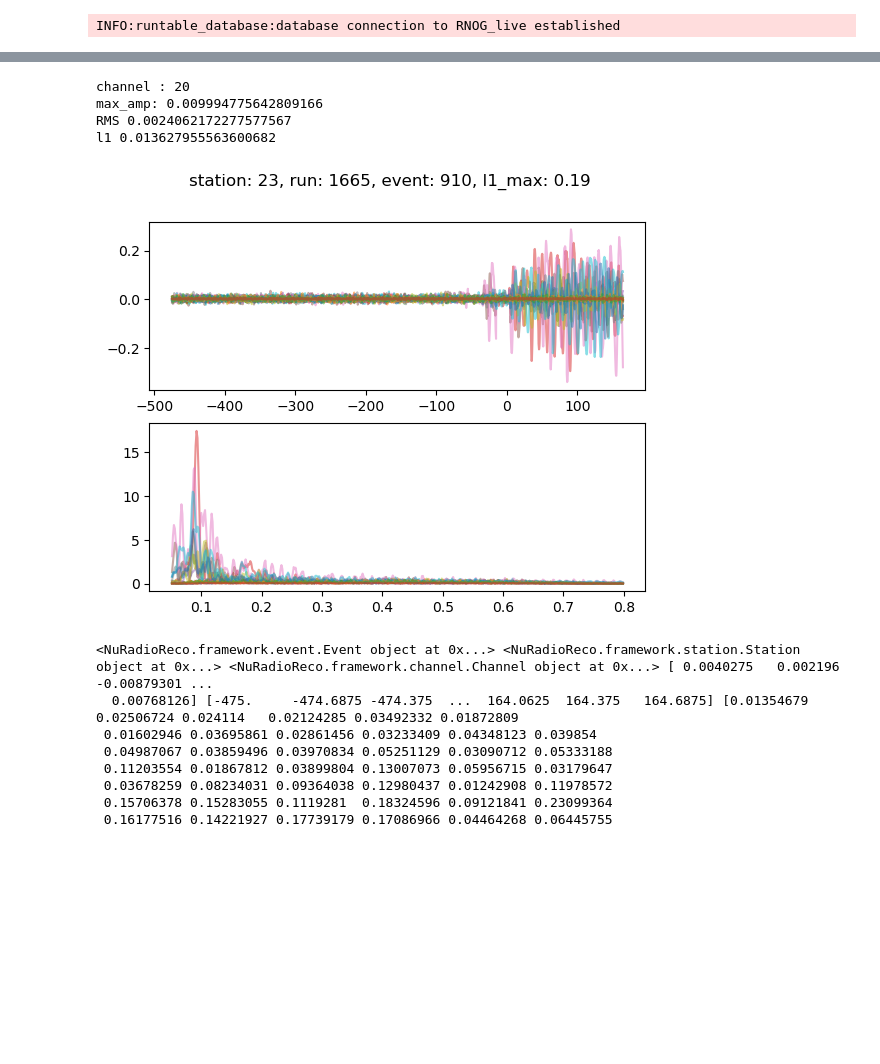
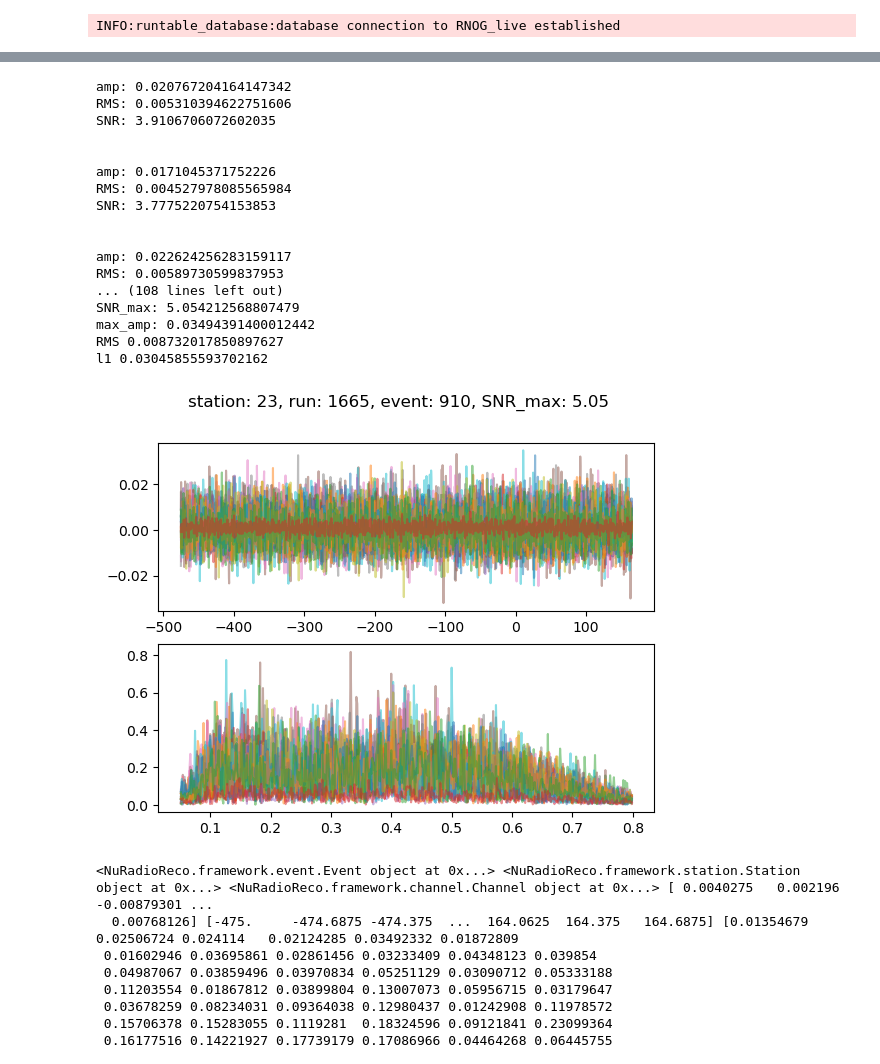
Before and after one commit to OliverSchlemper/Flights, a Jupyter notebook: combine_mattak.ipynb, the cells around one changed output, grey strips where cells are left out. Drawn from its saved outputs; the diff is of its cells as text; code cells hidden in the pictures; blank space fills up the shorter version.

```diff
--- a/combine_mattak.ipynb
+++ b/combine_mattak.ipynb
@@ -33,7 +33,9 @@ reader = readRNOGData()
 # %% [output]
 INFO:runtable_database:database connection to RNOG_live established
 # %%
-reader.begin(['/home/oliver/software/Flights/combined/station21_run2730_combined.root'], overwrite_sampling_rate=3200*units.MHz)
+station_nr = 11
+run_nr = 2218
+reader.begin([f'/home/oliver/software/Flights/combined/station{station_nr}_run{run_nr}_combined.root'], overwrite_sampling_rate=3200*units.MHz)
 # %% [output]
 INFO:NuRadioReco.readRNOGData:Set 0 selector(s)
 INFO:NuRadioReco.readRNOGData:Parse through / read-in 1 directory(ies) / file(s).
@@ -43,0 +48,7 @@ Found combined file
+# %%
+RMS_averages = pd.DataFrame()
+for i in range(1):#range(len(reader.get_events_information())):
+    event = reader.get_event_by_index(i)
+    station = event.get_station()
+
+event.get_hybrid_information()
@@ -44,5 +120,5 @@ Found combined file
 # %%
-event = reader.get_event(run_nr=2730, event_id=910)
+event = reader.get_event(run_nr=2730, event_id=926)
 alpha = 0.5
 station = event.get_station(21)
 fig, (ax0, ax1) = plt.subplots(2)
@@ -56,40 +132,60 @@ for i in range(24):#20,21
     freq = channel.get_frequencies()
     mask = (0.05 < freq) & (freq < 0.8) & (freq != 0.2)
     freq = freq[mask]
     spectrum = np.abs(channel.get_frequency_spectrum())[mask]
 
     #calculate
     l1 = Flight.simple_l1(spectrum)
     amp = np.max(np.abs(trace))
     #print(trace[2000:])
     #avg = np.average(trace)
     RMS = np.sqrt(np.mean(trace**2))
     SNR = amp / RMS
     ax0.plot(times[:], trace[:], '-', alpha = alpha)
     ax1.plot(freq, spectrum, alpha = alpha)
 
     if SNR > SNR_max:
         channel_max = i
 
+    print()
+    print(f'amp: {amp}')
+    print(f'RMS: {RMS}')
+    print(f'SNR: {SNR}')
+
+    print()
+
     l1_max = max(l1, l1_max)
     amp_max = max(amp, amp_max)
     SNR_max = max(SNR, SNR_max)
     RMS_max = max(RMS, RMS_max)
-fig.suptitle(f'station: 23, run: 1665, event: 910, l1_max: {l1_max:.2f}')
+fig.suptitle(f'station: 23, run: 1665, event: 910, SNR_max: {SNR_max:.2f}')
 
 print(f'channel : {channel_max}')
-
+print(f'SNR_max: {SNR_max}')
 print(f'max_amp: {amp_max}')
 print(f'RMS {RMS_max}')
 print(f'l1 {l1_max}')
 #fig.savefig(f'./saved_test/fig_23_1665_{event_id}.pdf')
 #plt.close()
 # %% [output]
-channel : 20
-max_amp: 0.009994775642809166
-RMS 0.0024062172277577567
-l1 0.013627955563600682
+amp: 0.020767204164147342
+RMS: 0.005310394622751606
+SNR: 3.9106706072602035
+
+
+amp: 0.0171045371752226
+RMS: 0.004527978085565984
+SNR: 3.7775220754153853
+
+
+amp: 0.022624256283159117
+RMS: 0.00589730599837953
+... (108 lines left out)
+SNR_max: 5.054212568807479
+max_amp: 0.03494391400012442
+RMS 0.008732017850897627
+l1 0.03045855593702162
-[figure, old version]
+[figure, new version]
 # %%
 for event_id in [785, 789, 802, 805, 817, 818, 820, 836, 840, 842, 849, 855, 861, 866, 881, 894, 898, 941, 942, 961, 965, 974, 1002, 1008, 1012, 1021, 1022, 1032, 1046, 1060, 1068, 1087, 1089, 1104, 1126]:
     evt = reader.get_event(run_nr = 1665, event_id=event_id)
```
Also changed, not shown: parts of 5 cells of this notebook, 1 other file.
